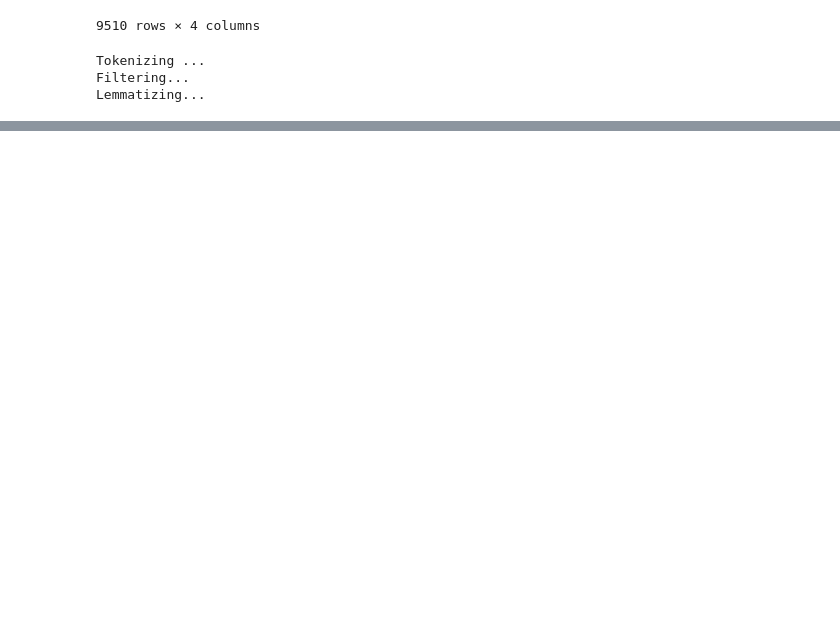
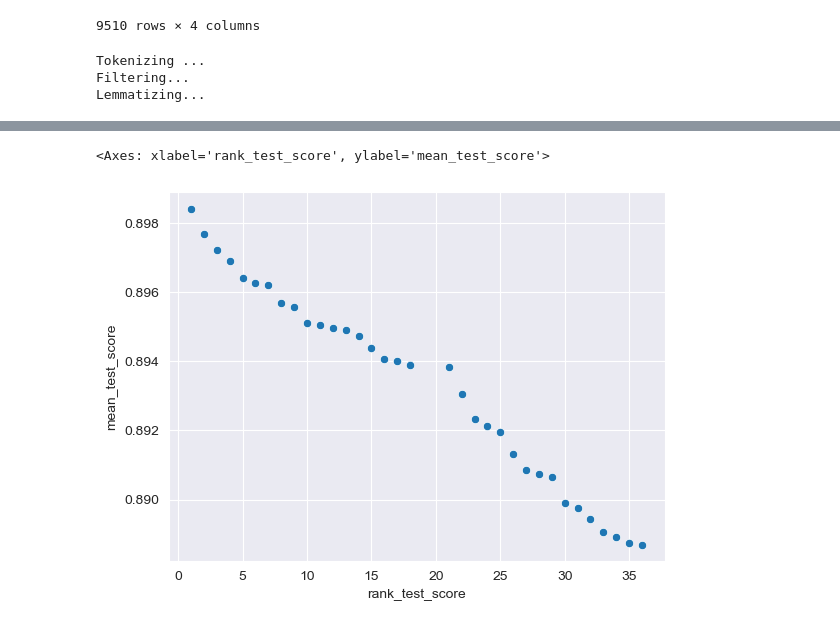
Before and after one commit to chernobylx/Fake-News-Identification, a Jupyter notebook: notebooks/testing.ipynb, the cells around one changed output, grey strips where cells are left out. Drawn from its saved outputs; the diff is of its cells as text; code cells hidden in the pictures; blank space fills up the shorter version.

```diff
--- a/notebooks/testing.ipynb
+++ b/notebooks/testing.ipynb
@@ -214,15 +247,15 @@ gcvs['svc_nmf'].best_params_
 # %%
 param_grids['kmeans'] = {}
-param_grids['kmeans']['vectorizing__title__max_features'] = [800]#[800, 1600]#[28,30, 32]
-param_grids['kmeans']['vectorizing__text__max_features'] = [2000]#[2,3,4]
-param_grids['kmeans']['vectorizing__title__ngram_range'] = [(1,2)]#[(1,1), (1,2), (1,3)]
-param_grids['kmeans']['vectorizing__text__ngram_range'] = [(1,3)]#[(1,4), (1,3)]
+param_grids['kmeans']['vectorizing__title__max_features'] = [400, 500, 600]#[800, 1600]#[28,30, 32]
+param_grids['kmeans']['vectorizing__text__max_features'] = [400, 500, 600]#[2,3,4]
+param_grids['kmeans']['vectorizing__title__ngram_range'] = [(1,1), (1,2)]#[(1,1), (1,2), (1,3)]
+param_grids['kmeans']['vectorizing__text__ngram_range'] = [(1,2),(1,3)]#[(1,4), (1,3)]
 param_grids['kmeans']['vectorizing__text__min_df'] = [1]#[1,2]
-param_grids['kmeans']['vectorizing__title__min_df'] = [4]#[5,4,3,2]
+param_grids['kmeans']['vectorizing__title__min_df'] = [1]#[5,4,3,2]
 param_grids['kmeans']['vectorizing__text__max_df'] = [.99]#[.99, .98]
 param_grids['kmeans']['vectorizing__title__max_df'] = [.99]#[.99, .98]#[5,4,3,2]
 param_grids['kmeans']['pca__whiten'] = [False]
-param_grids['kmeans']['pca__n_components'] = [450]#[50, 100, 150, 200, 250, 300, 350, 400, 450, 500]
+param_grids['kmeans']['pca__n_components'] = [None]#[50, 100, 150, 200, 250, 300, 350, 400, 450, 500]
 param_grids['kmeans']['kmeans__n_init'] = [1]#[1,2,4]
 # %%
 gcvs['kmeans'] = GridSearchCV(pipelines['kmeans'],
@@ -256,3 +289,9 @@ gcvs['kmeans'].best_params_
  'vectorizing__title__ngram_range': (1, 2)}
+# %%
+df = pd.DataFrame(gcvs['kmeans'].cv_results_)
+sns.scatterplot(x='rank_test_score', y='mean_test_score', data=df)
+# %% [output]
+<Axes: xlabel='rank_test_score', ylabel='mean_test_score'>
+[figure, added]
 # %%
 param_grids['kmeans_nmf'] = {}
```
Also changed, not shown: parts of 24 cells of this notebook.
